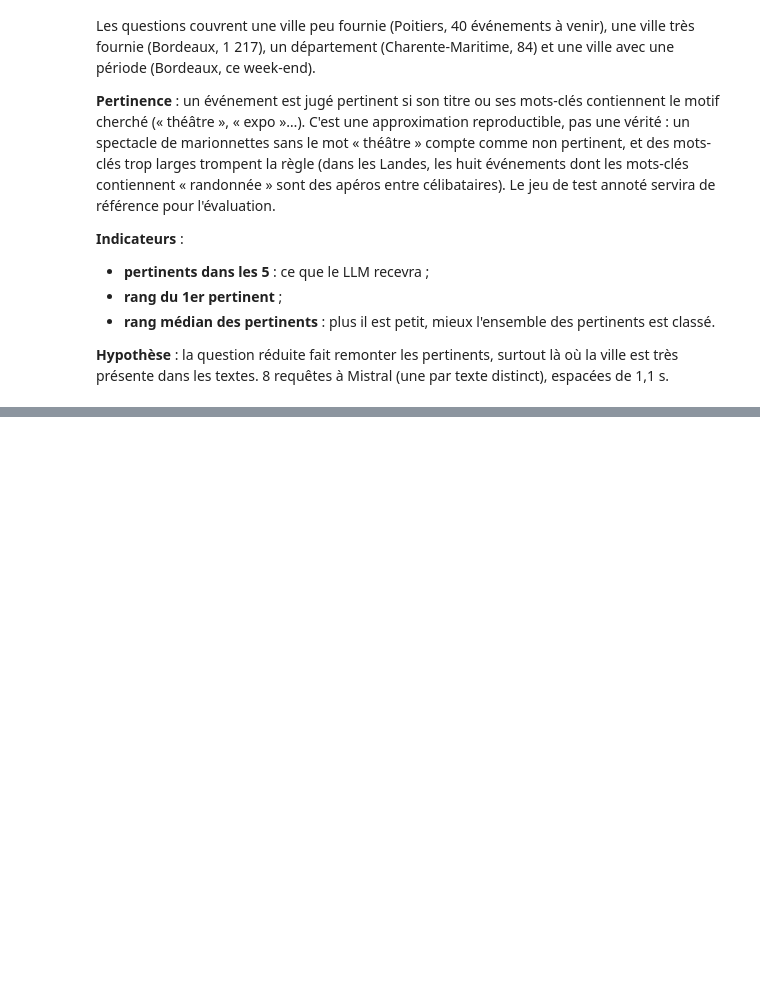
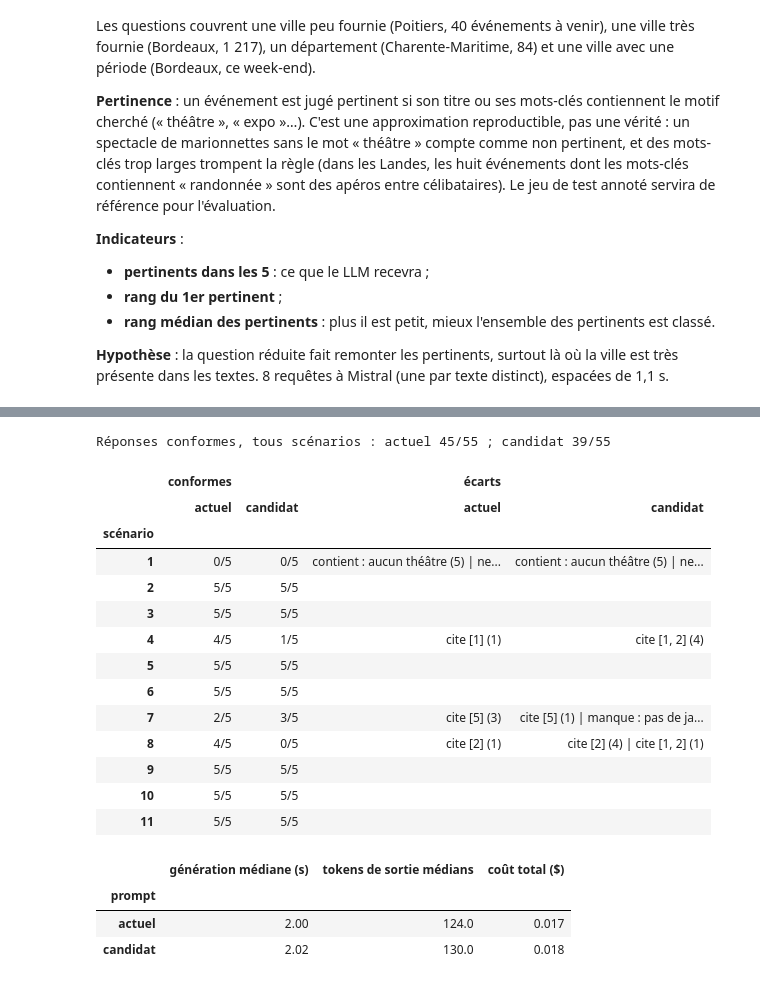
Before and after one commit to Isydoria/Projet_7_-Concevez_et_d-ployez_un_syst-me_RAG, a Jupyter notebook: notebooks/04_rag_chain.ipynb, the cells around one changed output, grey strips where cells are left out. Cells and saved outputs as stored; diff of their text form; code cells hidden in the pictures; blank space fills up the shorter version.

```diff
--- a/notebooks/04_rag_chain.ipynb
+++ b/notebooks/04_rag_chain.ipynb
@@ -507,0 +803,16 @@ for question, reduced, pattern in DIAGNOSED:
+# %%
+SCENARIO_INFO = {scenario["id"]: scenario for scenario in SCENARIOS}
+
+for key, entry in sorted(results.items(), key=lambda item: int(item[0])):
+    scenario = SCENARIO_INFO[int(key)]
+    events = " ; ".join(f"[{number}] {title}" for number, title in enumerate(entry["events"], start=1)) or "aucun"
+    lines = [f"### Scénario {key} : « {entry['question']} »",
+             f"**Règle** : {scenario['rule']}. **Attendu** : {scenario['expected']}.",
+             f"**Événements transmis** : {events}"]
+    answers = entry["answers"]
+    if not any(answer.get("llm_called") for answer in answers.values()):
+        answers = {"Message fixe (sans LLM, identique pour tous les modèles)": next(iter(answers.values()))}
+    for name, answer in answers.items():
+        text = answer.get("answer") or f"*(aucune réponse : {answer.get('error', 'plafond de tokens atteint')})*"
+        lines += [f"**{name}**", "\n".join(f"> {line}" for line in text.splitlines())]
+    display(Markdown("\n\n".join(lines)))
@@ -507,0 +1572,56 @@ for question, reduced, pattern in DIAGNOSED:
+# %%
+rows = []
+for key, entry in tuning.items():
+    for name, runs in entry["answers"].items():
+        for run, answer in enumerate(runs, start=1):
+            problems = check_answer(int(key), answer)
+            rows.append({"scénario": int(key), "prompt": name, "essai": run, "conforme": not problems,
+                         "écarts": " ; ".join(problems), "génération (s)": answer.get("generation_s"),
+                         "tokens sortie": answer.get("output_tokens"), "coût ($)": answer.get("cost_usd")})
+runs_table = pd.DataFrame(rows)
+
+
+def rate(conform: pd.Series) -> str:
+    return f"{conform.sum()}/{len(conform)}"
+
+
+def frequent_problems(problems: pd.Series) -> str:
+    """Écarts des réponses non conformes, du plus fréquent au moins fréquent."""
+    counts = pd.Series([problem for text in problems if text for problem in text.split(" ; ")]).value_counts()
+    return " | ".join(f"{problem} ({count})" for problem, count in counts.items())
+
+
+grouped = runs_table.groupby(["scénario", "prompt"])
+by_scenario = pd.DataFrame({"conformes": grouped["conforme"].agg(rate),
+                            "écarts": grouped["écarts"].agg(frequent_problems)})
+by_scenario = by_scenario.unstack("prompt").reindex(
+    columns=pd.MultiIndex.from_product([["conformes", "écarts"], list(PROMPTS)]))
+totals = runs_table.groupby("prompt")["conforme"].agg(rate)
+print("Réponses conformes, tous scénarios :", " ; ".join(f"{name} {totals[name]}" for name in PROMPTS))
+with pd.option_context("display.max_colwidth", None):
+    display(by_scenario)
+
+per_prompt = runs_table.groupby("prompt")
+pd.DataFrame({"génération médiane (s)": per_prompt["génération (s)"].median(),
+              "tokens de sortie médians": per_prompt["tokens sortie"].median(),
+              "coût total ($)": per_prompt["coût ($)"].sum().round(3)}).reindex(list(PROMPTS))
+# %% [output]
+Réponses conformes, tous scénarios : actuel 45/55 ; candidat 39/55
+|  | conformes |  | écarts |  |
+|  | actuel | candidat | actuel | candidat |
+| scénario |  |  |  |  |
+| 1 | 0/5 | 0/5 | contient : aucun théâtre (5) | ne... | contient : aucun théâtre (5) | ne... |
+| 2 | 5/5 | 5/5 |  |  |
+| 3 | 5/5 | 5/5 |  |  |
+| 4 | 4/5 | 1/5 | cite [1] (1) | cite [1, 2] (4) |
+| 5 | 5/5 | 5/5 |  |  |
+| 6 | 5/5 | 5/5 |  |  |
+| 7 | 2/5 | 3/5 | cite [5] (3) | cite [5] (1) | manque : pas de ja... |
+| 8 | 4/5 | 0/5 | cite [2] (1) | cite [2] (4) | cite [1, 2] (1) |
+| 9 | 5/5 | 5/5 |  |  |
+| 10 | 5/5 | 5/5 |  |  |
+| 11 | 5/5 | 5/5 |  |  |
+|  | génération médiane (s) | tokens de sortie médians | coût total ($) |
+| prompt |  |  |  |
+| actuel | 2.00 | 124.0 | 0.017 |
+| candidat | 2.02 | 130.0 | 0.018 |
```
Also changed, not shown: parts of 40 cells of this notebook, 4 other files.
